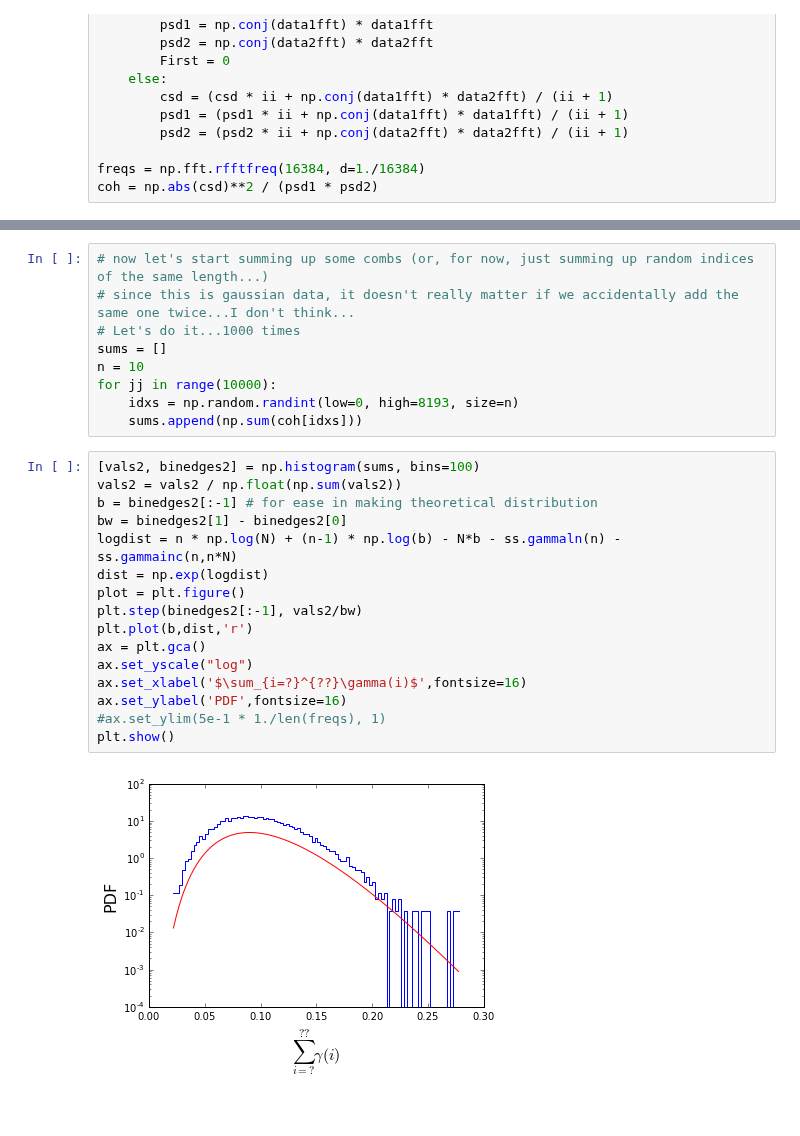
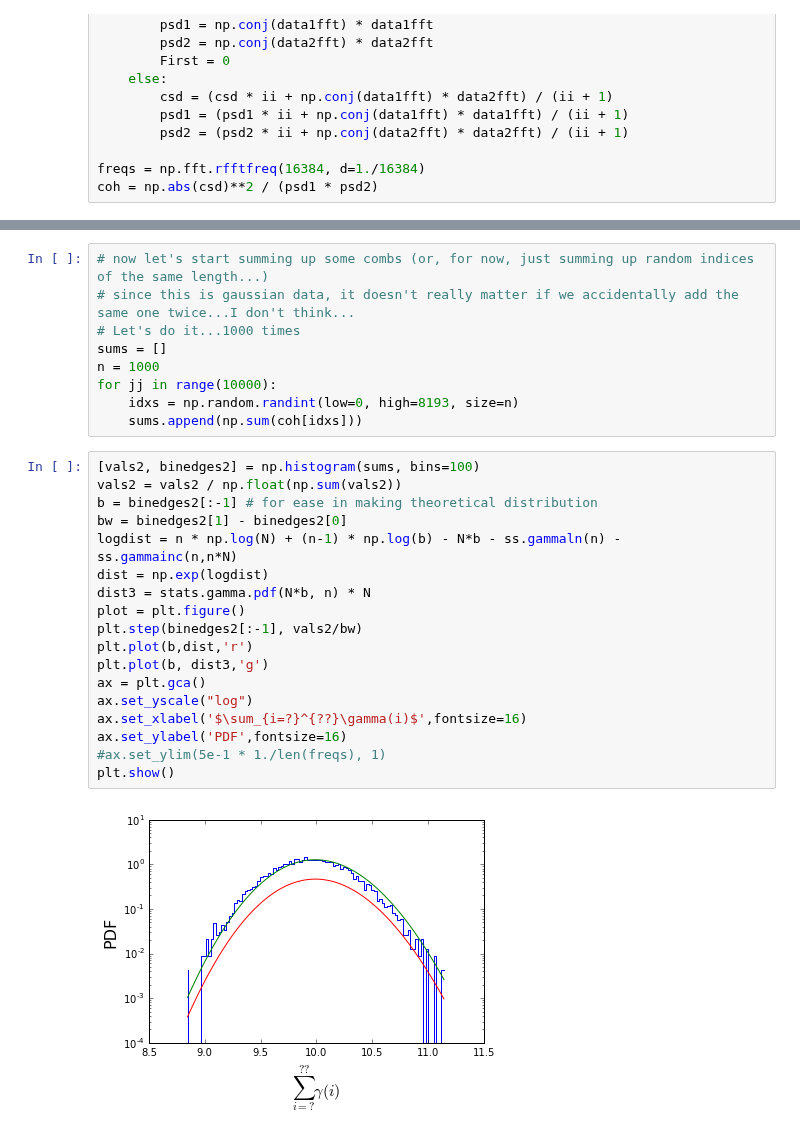
Before and after one commit to meyers-academic/seismic_radiometer, a Jupyter notebook: utils/Checking distribution of summing coherence values....ipynb, the cells around one changed output, grey strips where cells are left out. Cells and saved outputs as stored; diff of their text form.

```diff
--- a/utils/Checking distribution of summing coherence values....ipynb
+++ b/utils/Checking distribution of summing coherence values....ipynb
@@ -61,25 +61,27 @@ plt.show()
 # since this is gaussian data, it doesn't really matter if we accidentally add the same one twice...I don't think...
 # Let's do it...1000 times
 sums = []
-n = 10
+n = 1000
 for jj in range(10000):
     idxs = np.random.randint(low=0, high=8193, size=n)
     sums.append(np.sum(coh[idxs]))
 # %%
 [vals2, binedges2] = np.histogram(sums, bins=100)
 vals2 = vals2 / np.float(np.sum(vals2))
 b = binedges2[:-1] # for ease in making theoretical distribution
 bw = binedges2[1] - binedges2[0]
 logdist = n * np.log(N) + (n-1) * np.log(b) - N*b - ss.gammaln(n) - ss.gammainc(n,n*N)
 dist = np.exp(logdist)
+dist3 = stats.gamma.pdf(N*b, n) * N
 plot = plt.figure()
 plt.step(binedges2[:-1], vals2/bw)
 plt.plot(b,dist,'r')
+plt.plot(b, dist3,'g')
 ax = plt.gca()
 ax.set_yscale("log")
 ax.set_xlabel('$\sum_{i=?}^{??}\gamma(i)$',fontsize=16)
 ax.set_ylabel('PDF',fontsize=16)
 #ax.set_ylim(5e-1 * 1./len(freqs), 1)
 plt.show()
 # %% [output]
-[figure, old version]
+[figure, new version]
```
Also changed, not shown: parts of 2 cells of this notebook, 2 other files.
